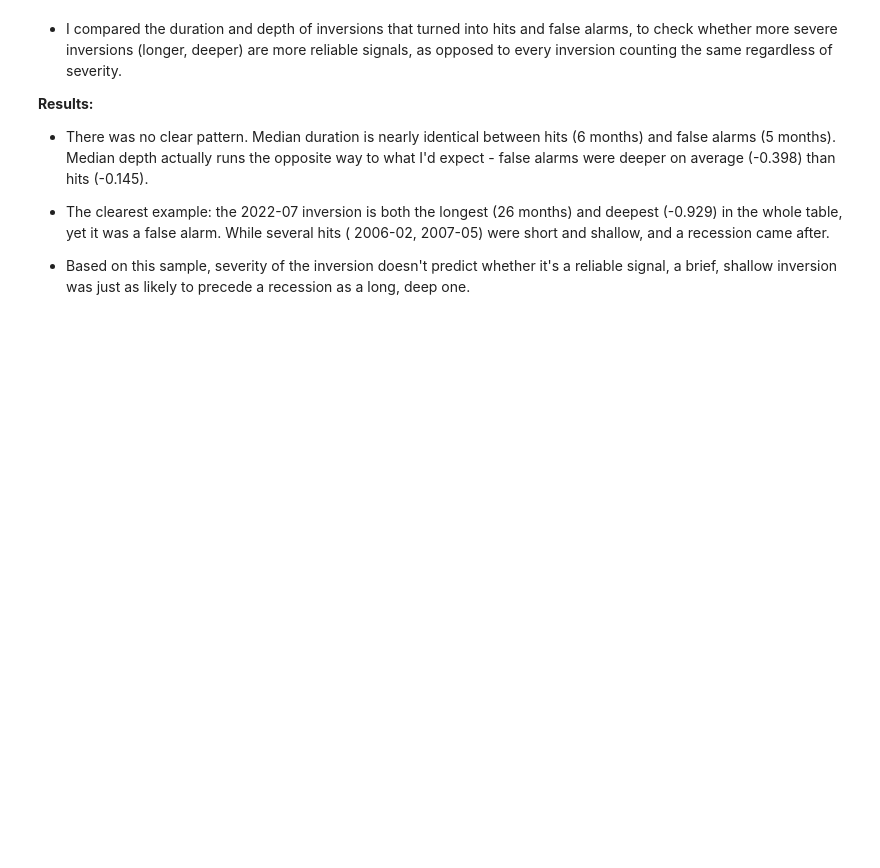
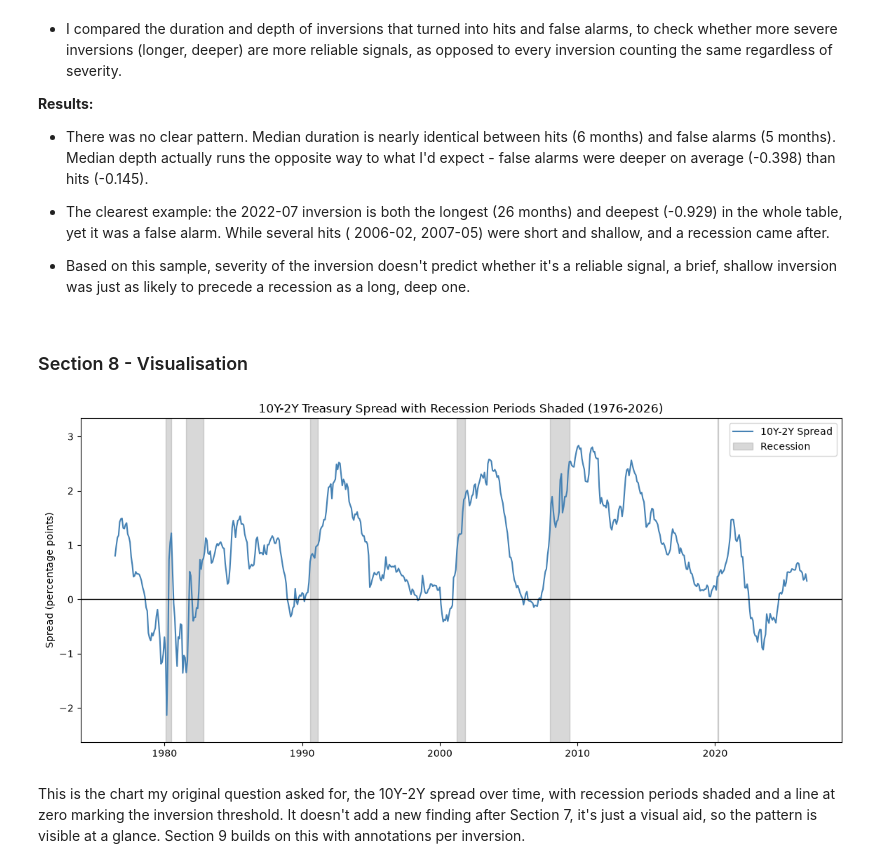
Before and after one commit to Mantra159/Inverted-yield-curve-recession-signal, a Jupyter notebook: yield_curve_analysis.ipynb, the cells around one changed output. Cells and saved outputs as stored; diff of their text form; code cells hidden in the pictures; blank space fills up the shorter version.

Commit message:
Section 8 finished

```diff
--- a/yield_curve_analysis.ipynb
+++ b/yield_curve_analysis.ipynb
@@ -868,3 +868,25 @@ Median depth (min spread): hits = -0.145, false alarms = -0.398
 - The clearest example: the 2022-07 inversion is both the longest (26 months) and deepest (-0.929) in the whole table, yet it was a false alarm. While several hits ( 2006-02, 2007-05) were short and shallow, and a recession came after.
 
 - Based on this sample, severity of the inversion doesn't predict whether it's a reliable signal, a brief, shallow inversion was just as likely to precede a recession as a long, deep one.
+# %% [markdown]
+### Section 8 - Visualisation
+# %%
+fig, ax = plt.subplots(figsize=(14, 6))
+ax.plot(df_full.index, df_full["spread_10y2y"], label="10Y-2Y Spread", color="steelblue")
+ax.axhline(0, color="black", linewidth=1)
+
+y_min = df_full["spread_10y2y"].min() - 0.5
+y_max = df_full["spread_10y2y"].max() + 0.5
+ax.set_ylim(y_min, y_max)
+
+in_recession = df_full["USREC"] == 1
+ax.fill_between(df_full.index, y_min, y_max, where=in_recession, color="gray", alpha=0.3, label="Recession")
+
+ax.set_title(f"10Y-2Y Treasury Spread with Recession Periods Shaded ({df_full.index.min().year}-{df_full.index.max().year})")
+ax.set_ylabel("Spread (percentage points)")
+ax.legend()
+plt.show()
+# %% [output]
+[figure, added]
+# %% [markdown]
+This is the chart my original question asked for, the 10Y-2Y spread over time, with recession periods shaded and a line at zero marking the inversion threshold. It doesn't add a new finding after Section 7, it's just a visual aid, so the pattern is visible at a glance. Section 9 builds on this with annotations per inversion.
```
